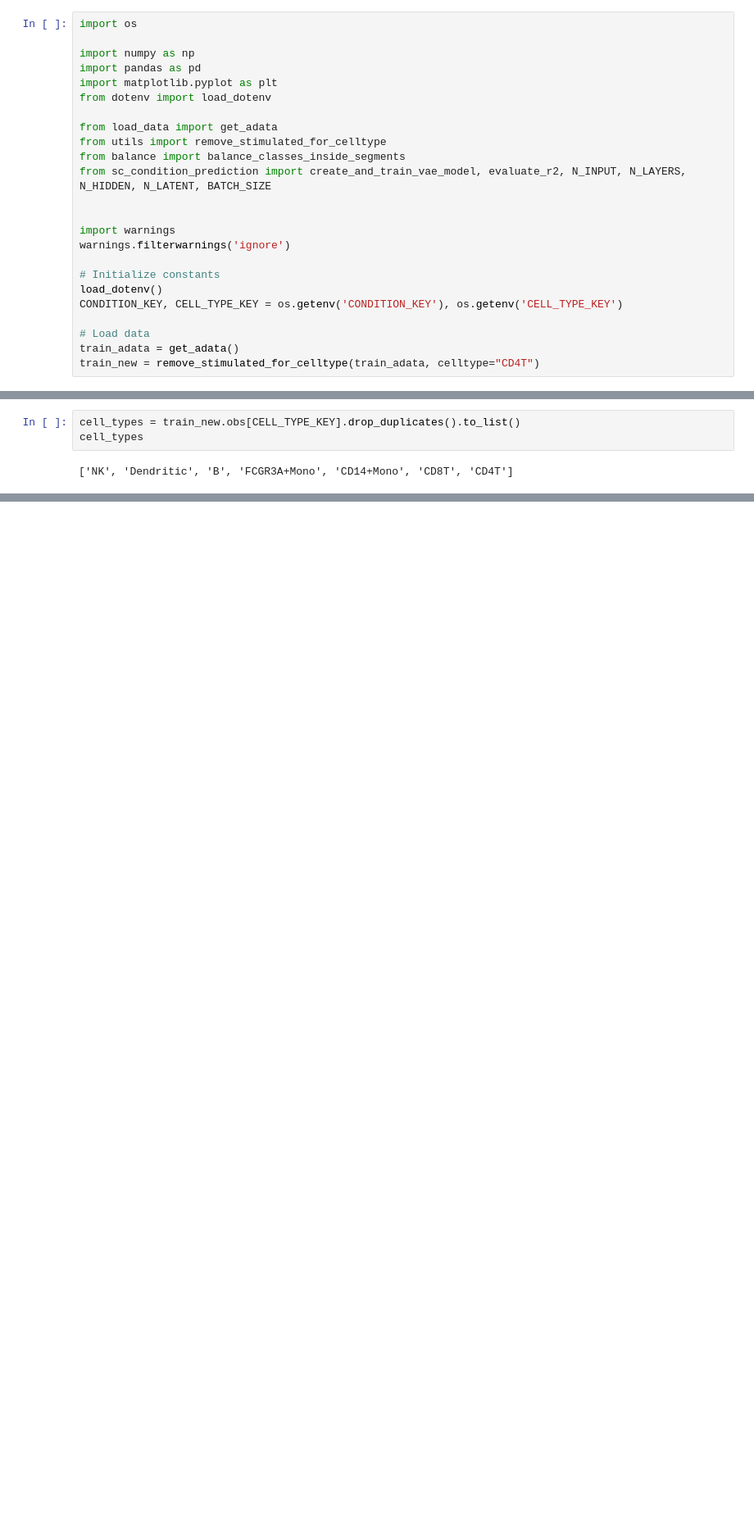
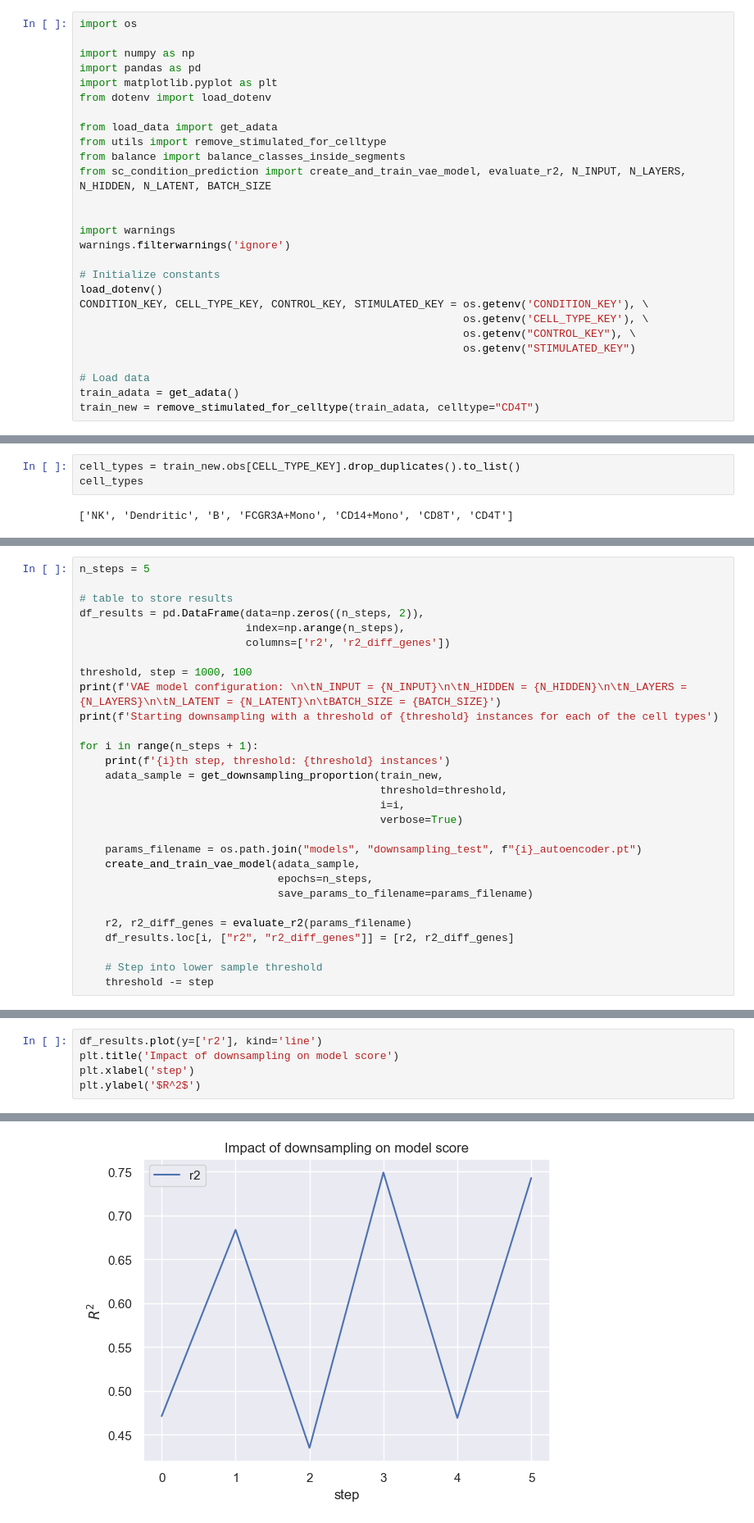
Before and after one commit to danorel/vaegen, a Jupyter notebook: Data Imbalance.ipynb, the cells around one changed output, grey strips where cells are left out. Shown at 82% size. Drawn from its saved outputs; the diff is of its cells as text; blank space fills up the shorter version.

Commit message:
Add downsampling approach

```diff
--- a/Data Imbalance.ipynb
+++ b/Data Imbalance.ipynb
@@ -17,7 +17,10 @@ warnings.filterwarnings('ignore')
 
 # Initialize constants
 load_dotenv()
-CONDITION_KEY, CELL_TYPE_KEY = os.getenv('CONDITION_KEY'), os.getenv('CELL_TYPE_KEY')
+CONDITION_KEY, CELL_TYPE_KEY, CONTROL_KEY, STIMULATED_KEY = os.getenv('CONDITION_KEY'), \
+                                                            os.getenv('CELL_TYPE_KEY'), \
+                                                            os.getenv("CONTROL_KEY"), \
+                                                            os.getenv("STIMULATED_KEY")
 
 # Load data
 train_adata = get_adata()
@@ -188,0 +227,29 @@ plt.ylabel('$R^2$');
+# %%
+n_steps = 5
+
+# table to store results
+df_results = pd.DataFrame(data=np.zeros((n_steps, 2)),
+                          index=np.arange(n_steps),
+                          columns=['r2', 'r2_diff_genes'])
+
+threshold, step = 1000, 100
+print(f'VAE model configuration: \n\tN_INPUT = {N_INPUT}\n\tN_HIDDEN = {N_HIDDEN}\n\tN_LAYERS = {N_LAYERS}\n\tN_LATENT = {N_LATENT}\n\tBATCH_SIZE = {BATCH_SIZE}')
+print(f'Starting downsampling with a threshold of {threshold} instances for each of the cell types')
+
+for i in range(n_steps + 1):
+    print(f'{i}th step, threshold: {threshold} instances')
+    adata_sample = get_downsampling_proportion(train_new,
+                                               threshold=threshold,
+                                               i=i,
+                                               verbose=True)
+
+    params_filename = os.path.join("models", "downsampling_test", f"{i}_autoencoder.pt")
+    create_and_train_vae_model(adata_sample,
+                               epochs=n_steps,
+                               save_params_to_filename=params_filename)
+
+    r2, r2_diff_genes = evaluate_r2(params_filename)
+    df_results.loc[i, ["r2", "r2_diff_genes"]] = [r2, r2_diff_genes]
+
+    # Step into lower sample threshold
+    threshold -= step
@@ -188,0 +274,6 @@ plt.ylabel('$R^2$');
+# %%
+df_results.plot(y=['r2'], kind='line')
+plt.title('Impact of downsampling on model score')
+plt.xlabel('step')
+plt.ylabel('$R^2$')
+# %% [output]
@@ -188,0 +281 @@ plt.ylabel('$R^2$');
+[figure, added]
```
Also changed, not shown: parts of 11 cells of this notebook, 4 other files.
